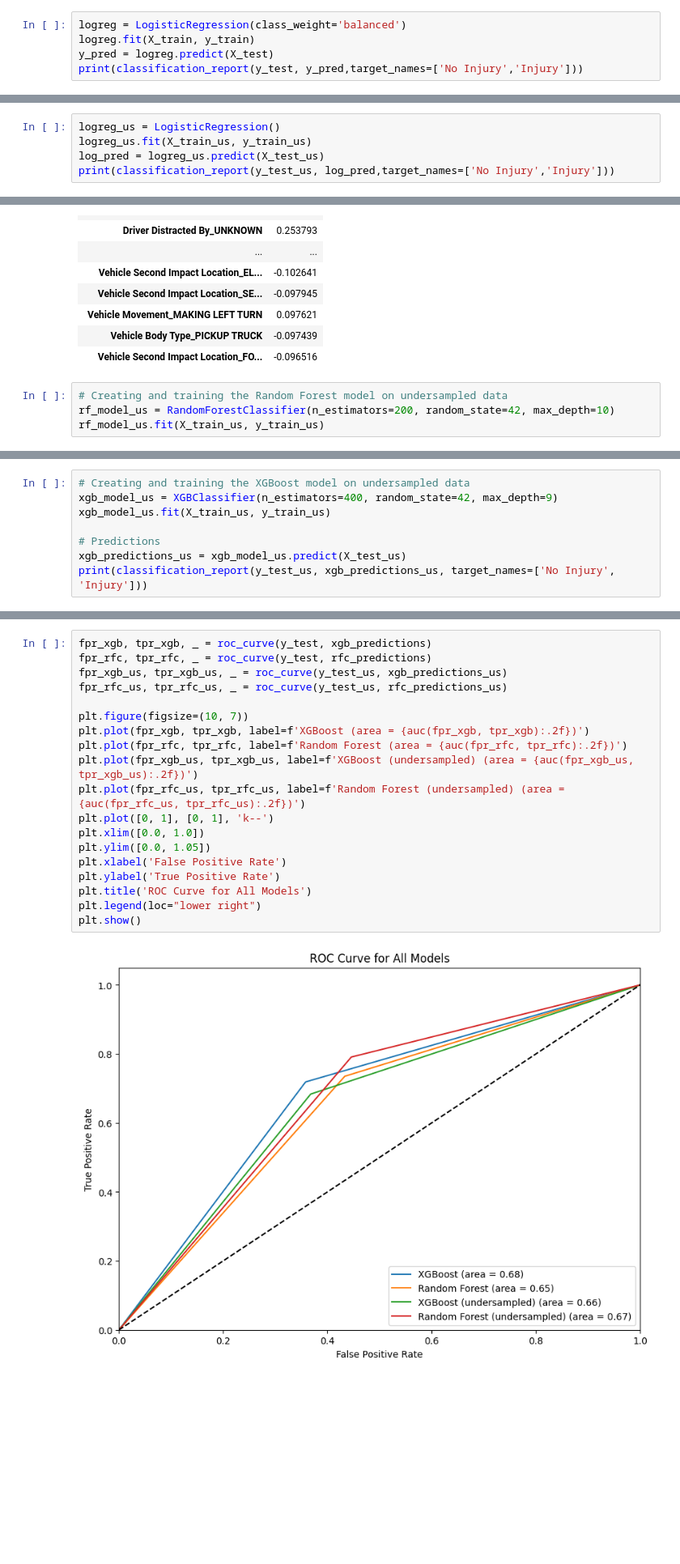
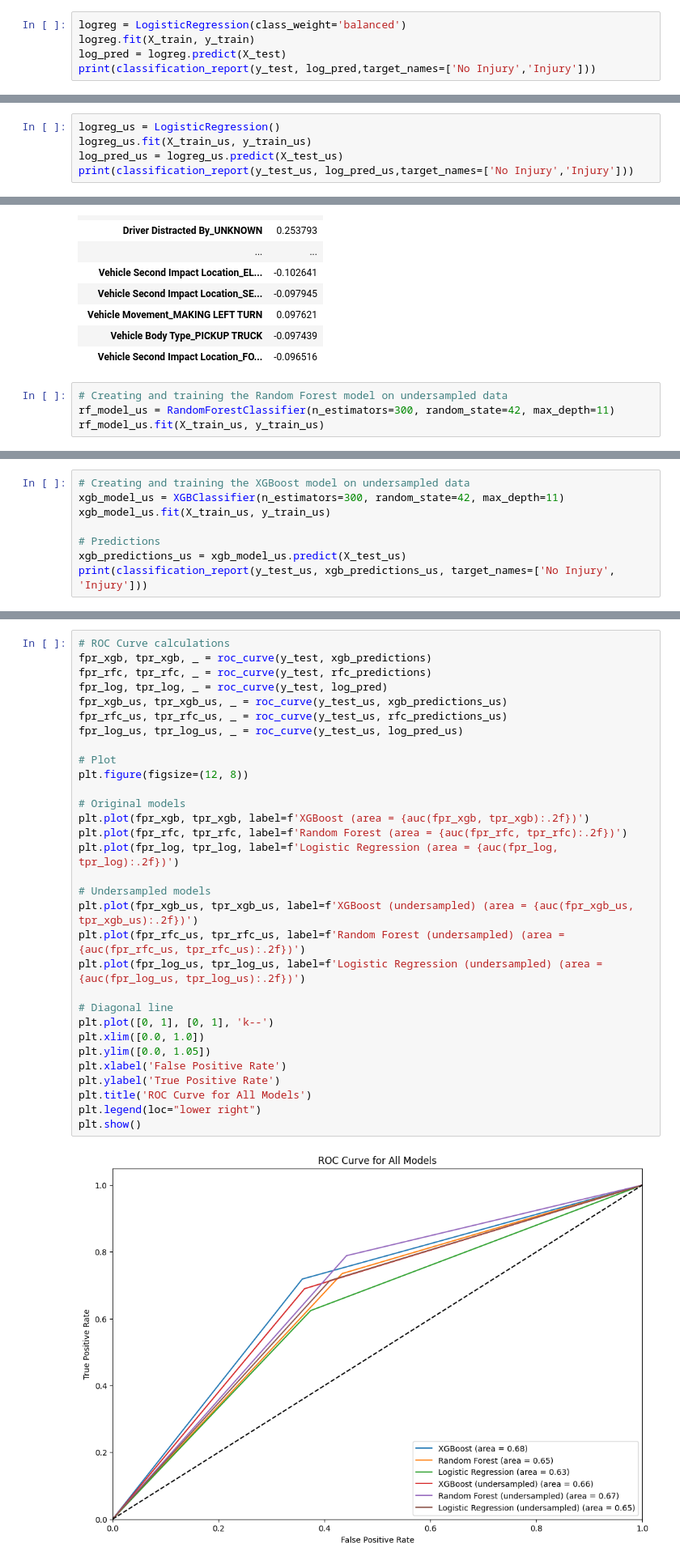
Before and after one commit to tiger7789/Crash-Severity-Prediction, a Jupyter notebook: Adbul/Crash_Project.ipynb, the cells around one changed output, grey strips where cells are left out. Shown at 81% size. Saved outputs shown, nothing was run; the diff lists cells and outputs as text; blank space fills up the shorter version.

```diff
--- a/Adbul/Crash_Project.ipynb
+++ b/Adbul/Crash_Project.ipynb
@@ -465,8 +465,8 @@ X_train, X_test, y_train, y_test = train_test_split(X, y, test_size=0.33, random
 # %%
 logreg = LogisticRegression(class_weight='balanced')
 logreg.fit(X_train, y_train)
-y_pred = logreg.predict(X_test)
-print(classification_report(y_test, y_pred,target_names=['No Injury','Injury']))
+log_pred = logreg.predict(X_test)
+print(classification_report(y_test, log_pred,target_names=['No Injury','Injury']))
 # %% [output]
 STOP: TOTAL NO. of ITERATIONS REACHED LIMIT.
 
@@ -664,8 +668,8 @@ X_train_us, X_test_us, y_train_us, y_test_us = train_test_split(X2, y2, test_siz
 # %%
 logreg_us = LogisticRegression()
 logreg_us.fit(X_train_us, y_train_us)
-log_pred = logreg_us.predict(X_test_us)
-print(classification_report(y_test_us, log_pred,target_names=['No Injury','Injury']))
+log_pred_us = logreg_us.predict(X_test_us)
+print(classification_report(y_test_us, log_pred_us,target_names=['No Injury','Injury']))
 # %% [output]
               precision    recall  f1-score   support
 
@@ -708,6 +712,6 @@ coef.head(30)
 | Vehicle Second Impact Location_FO... | -0.096516 |
 # %%
 # Creating and training the Random Forest model on undersampled data
-rf_model_us = RandomForestClassifier(n_estimators=200, random_state=42, max_depth=10)
+rf_model_us = RandomForestClassifier(n_estimators=300, random_state=42, max_depth=11)
 rf_model_us.fit(X_train_us, y_train_us)
 # %% [output]
@@ -752,7 +756,7 @@ print(classification_report(y_test_us, rfc_predictions_us,target_names=['No Inju
 weighted avg       0.68      0.67      0.67     11234
 # %%
 # Creating and training the XGBoost model on undersampled data
-xgb_model_us = XGBClassifier(n_estimators=400, random_state=42, max_depth=9)
+xgb_model_us = XGBClassifier(n_estimators=300, random_state=42, max_depth=11)
 xgb_model_us.fit(X_train_us, y_train_us)
 
 # Predictions
@@ -805,21 +824,33 @@ F1 Score (Macro)                       0.666905
 # %%
+# ROC Curve calculations
 fpr_xgb, tpr_xgb, _ = roc_curve(y_test, xgb_predictions)
 fpr_rfc, tpr_rfc, _ = roc_curve(y_test, rfc_predictions)
+fpr_log, tpr_log, _ = roc_curve(y_test, log_pred)
 fpr_xgb_us, tpr_xgb_us, _ = roc_curve(y_test_us, xgb_predictions_us)
 fpr_rfc_us, tpr_rfc_us, _ = roc_curve(y_test_us, rfc_predictions_us)
+fpr_log_us, tpr_log_us, _ = roc_curve(y_test_us, log_pred_us)
 
-plt.figure(figsize=(10, 7))
+# Plot
+plt.figure(figsize=(12, 8))
+
+# Original models
 plt.plot(fpr_xgb, tpr_xgb, label=f'XGBoost (area = {auc(fpr_xgb, tpr_xgb):.2f})')
 plt.plot(fpr_rfc, tpr_rfc, label=f'Random Forest (area = {auc(fpr_rfc, tpr_rfc):.2f})')
+plt.plot(fpr_log, tpr_log, label=f'Logistic Regression (area = {auc(fpr_log, tpr_log):.2f})')
+
+# Undersampled models
 plt.plot(fpr_xgb_us, tpr_xgb_us, label=f'XGBoost (undersampled) (area = {auc(fpr_xgb_us, tpr_xgb_us):.2f})')
 plt.plot(fpr_rfc_us, tpr_rfc_us, label=f'Random Forest (undersampled) (area = {auc(fpr_rfc_us, tpr_rfc_us):.2f})')
+plt.plot(fpr_log_us, tpr_log_us, label=f'Logistic Regression (undersampled) (area = {auc(fpr_log_us, tpr_log_us):.2f})')
+
+# Diagonal line
 plt.plot([0, 1], [0, 1], 'k--')
 plt.xlim([0.0, 1.0])
 plt.ylim([0.0, 1.05])
 plt.xlabel('False Positive Rate')
 plt.ylabel('True Positive Rate')
 plt.title('ROC Curve for All Models')
 plt.legend(loc="lower right")
 plt.show()
 # %% [output]
-[figure, old version]
+[figure, new version]
```
Also changed, not shown: parts of 12 cells of this notebook.
